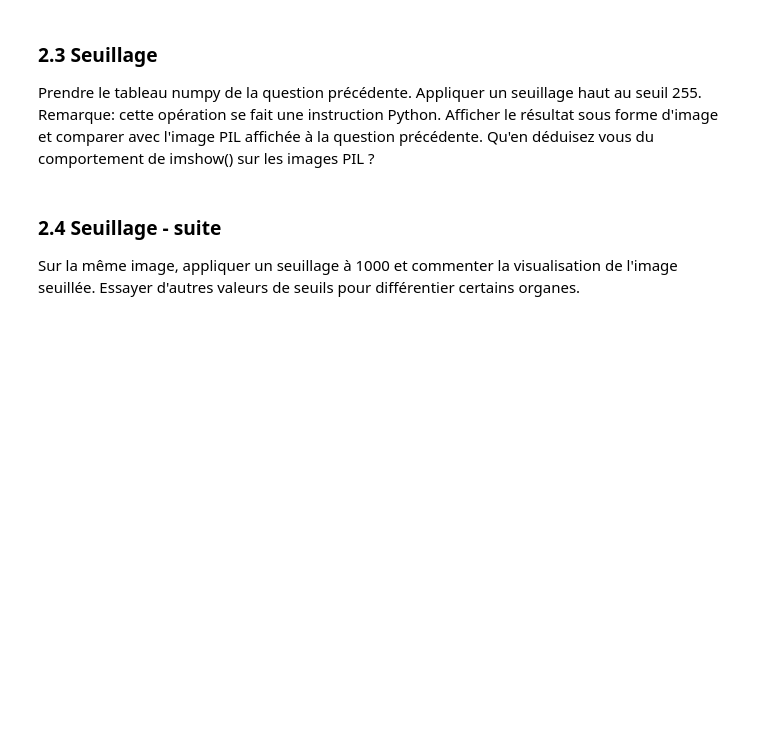
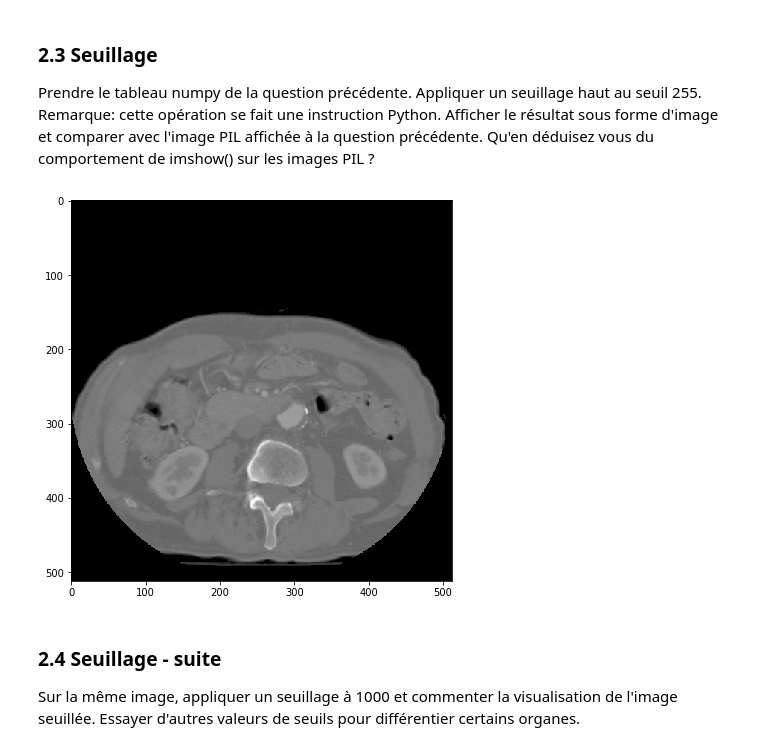
Before and after one commit to azn94/UE-Image, a Jupyter notebook: TME3/TME3_Sujet.ipynb, the cells around one changed output. Cells and saved outputs as stored; diff of their text form; code cells hidden in the pictures; blank space fills up the shorter version.

```diff
--- a/TME3/TME3_Sujet.ipynb
+++ b/TME3/TME3_Sujet.ipynb
@@ -23,6 +75,14 @@ Lire l'image `img/CT-scan.png` (une coupe d'une acquisition d'un scanner X d'un
 ### 2.3 Seuillage
 Prendre le tableau numpy de la question précédente. Appliquer un seuillage haut au seuil 255.
 Remarque: cette opération se fait une instruction Python. Afficher le résultat sous forme d'image et comparer avec l'image PIL affichée à la question précédente. Qu'en déduisez vous du comportement de imshow() sur les images PIL ?
+# %%
+S=255
+scan_seuil=scan_array.copy()
+scan_seuil[scan_array<S]=0
+imshow(scan_seuil, cmap='gray')
+show()
+# %% [output]
+[figure, added]
 # %% [markdown]
 ### 2.4 Seuillage - suite
 Sur la même image, appliquer un seuillage à 1000 et commenter la visualisation de l'image seuillée. Essayer d'autres valeurs de seuils pour différentier certains organes.
```
Also changed, not shown: parts of 7 cells of this notebook, 2 other files.
